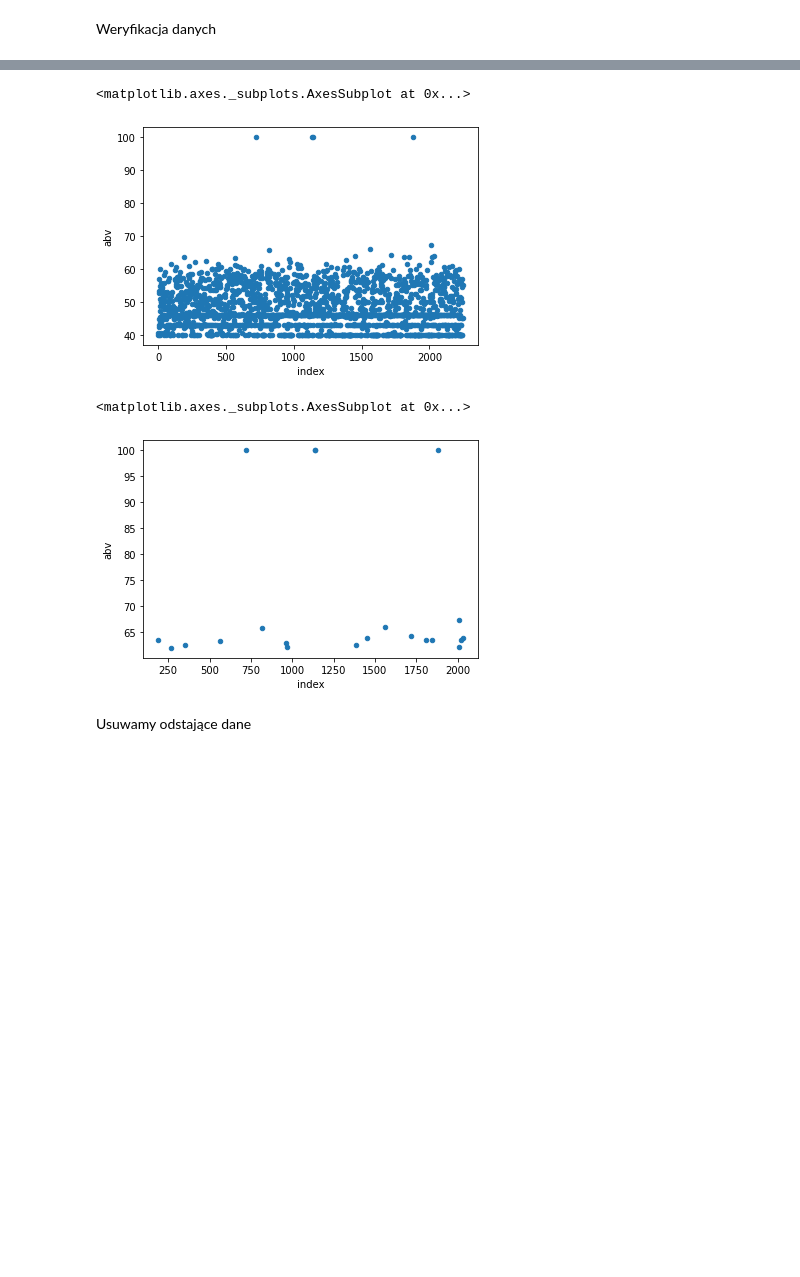
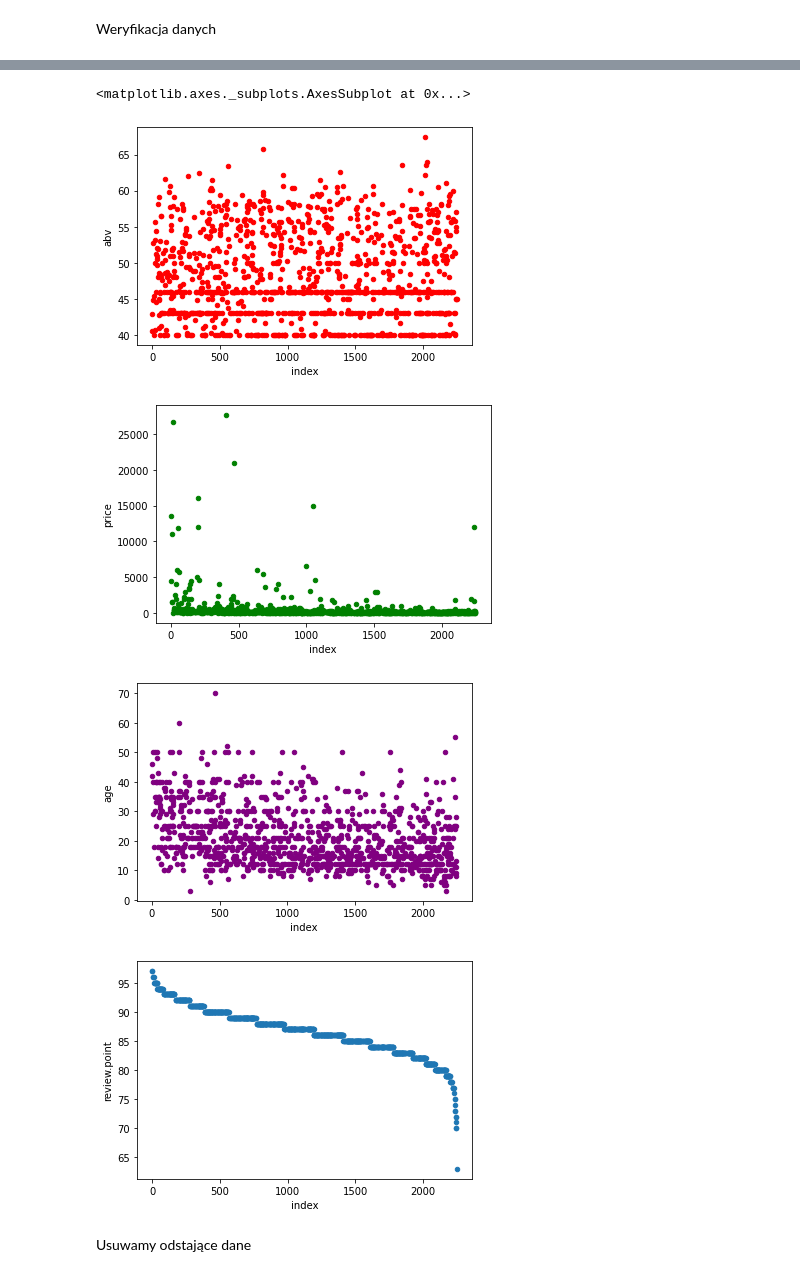
Before and after one commit to lynxoo/ble-server, a Jupyter notebook: SAD.ipynb, the cells around one changed output, grey strips where cells are left out. Drawn from its saved outputs; the diff is of its cells as text; code cells hidden in the pictures; blank space fills up the shorter version.

```diff
--- a/SAD.ipynb
+++ b/SAD.ipynb
@@ -165,15 +168,15 @@ max      100.000000
 Name: abv, dtype: float64
-# %%
-scotch_abv_test.reset_index().plot.scatter(x='index', y='abv')
-# %% [output]
-<matplotlib.axes._subplots.AxesSubplot at 0x...>
-[figure, removed]
-# %%
-abv_99_quantile_avg = scotch_abv_test.quantile(0.99).abv
-scotch_abv_test[scotch_abv_test['abv'] > abv_99_quantile_avg].reset_index().plot.scatter(x='index', y='abv')
-# %% [output]
-<matplotlib.axes._subplots.AxesSubplot at 0x...>
-[figure, removed]
+# %%
+scotch_abv_test.reset_index().plot.scatter(x='index', y='abv', color='red')
+scotch_abv_test.reset_index().plot.scatter(x='index', y='price', color='green')
+scotch_abv_test.reset_index().plot.scatter(x='index', y='age', color='purple')
+scotch_abv_test.reset_index().plot.scatter(x='index', y='review.point')
+# %% [output]
+<matplotlib.axes._subplots.AxesSubplot at 0x...>
+[figure, added]
+[figure, added]
+[figure, added]
+[figure, added]
 # %% [markdown]
 Usuwamy odstające dane
 # %%
```
Also changed, not shown: parts of 43 cells of this notebook.
